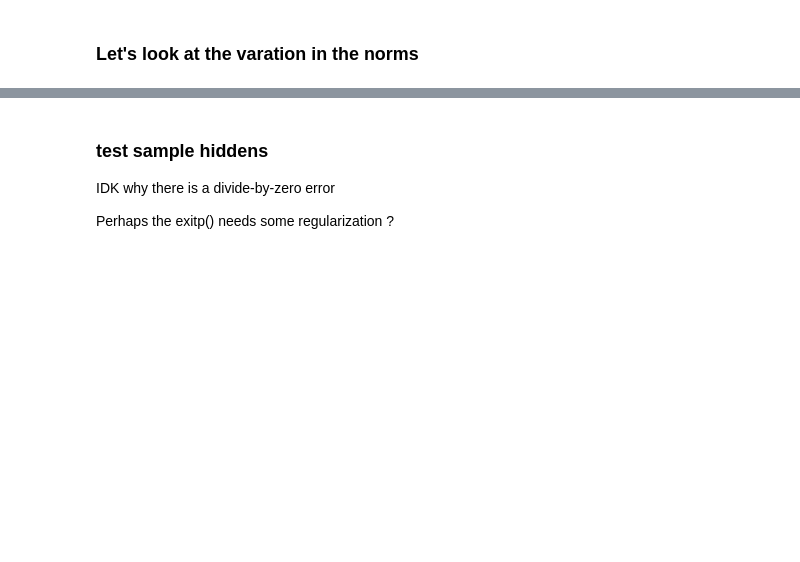
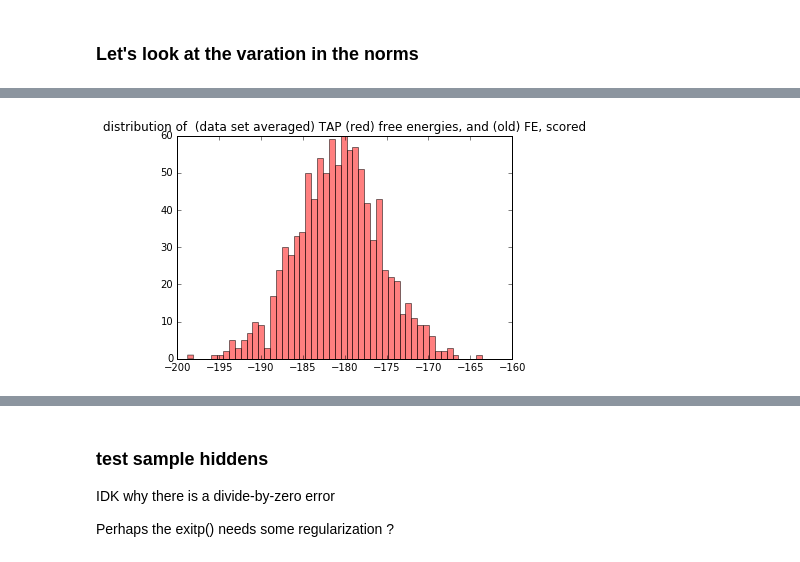
Before and after one commit to charlesmartin14/emf-rbm, a Jupyter notebook: EMF_RBM_Test.ipynb, the cells around one changed output, grey strips where cells are left out. Cells and saved outputs as stored; diff of their text form; code cells hidden in the pictures; blank space fills up the shorter version.

```diff
--- a/EMF_RBM_Test.ipynb
+++ b/EMF_RBM_Test.ipynb
@@ -952,5 +965,6 @@ plt.show()
 # %%
 plt.hist(scored_fe_tap,bins=50, color='red', alpha=0.5);
-plt.hist(scored_fe,bins=50, alpha=0.5)
-plt.title("distribution of TAP (red) free energies, and (old) FE, scored")
+plt.title("distribution of  (data set averaged) TAP (red) free energies, and (old) FE, scored")
 plt.show()
+# %% [output]
+[figure, added]
```
Also changed, not shown: parts of 11 cells of this notebook.
